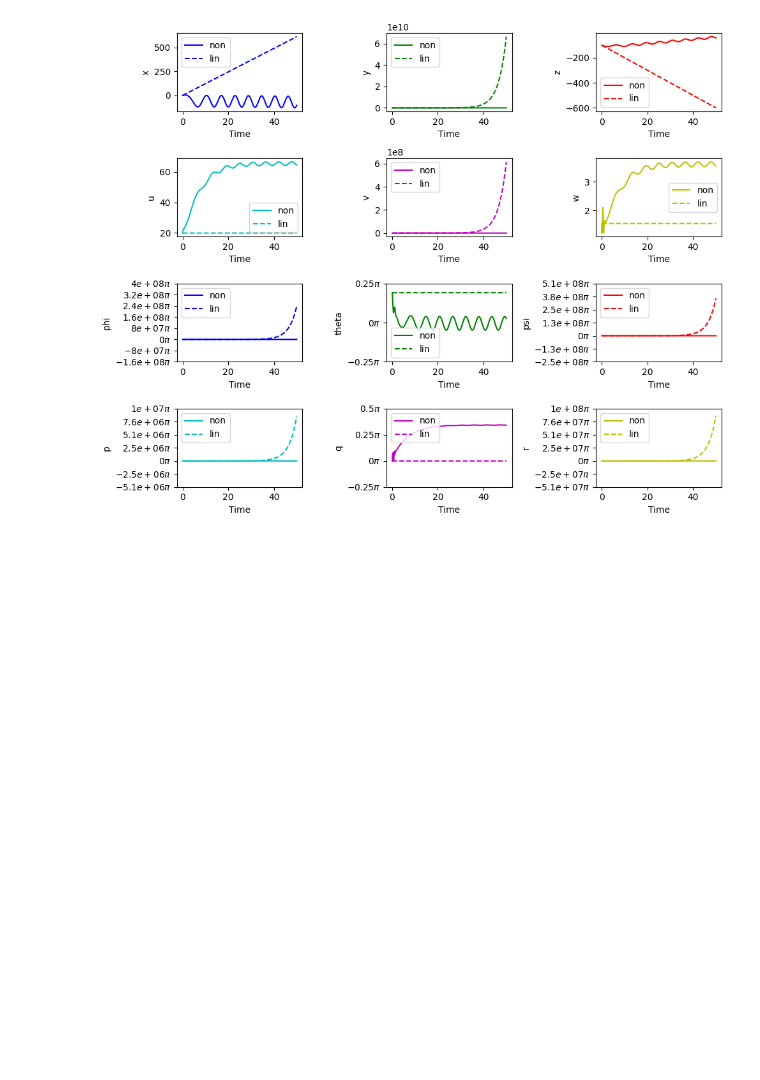
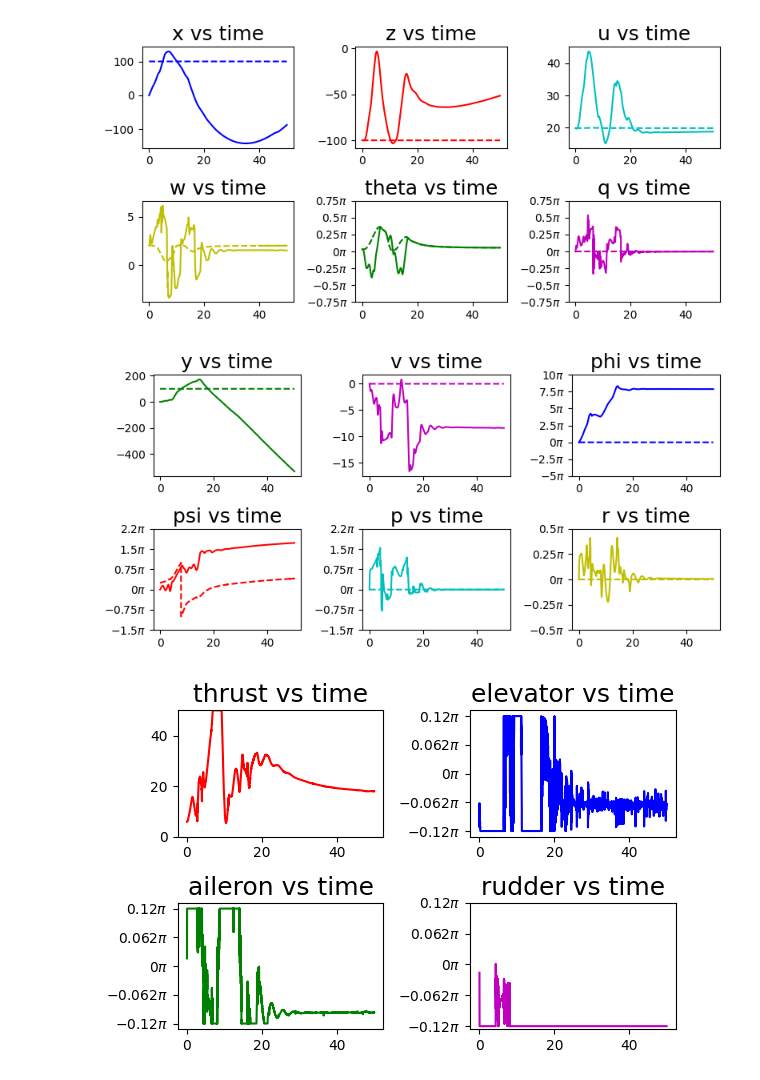
Before and after one commit to joek5555/ROB_599_example_code, a Jupyter notebook: airplane/airplane_3D_LQR.ipynb, the cells around one changed output. Cells and saved outputs as stored; diff of their text form; code cells hidden in the pictures; blank space fills up the shorter version.

```diff
--- a/airplane/airplane_3D_LQR.ipynb
+++ b/airplane/airplane_3D_LQR.ipynb
@@ -762,2 +76,5 @@ sol_closed, state_des, t_list_des = simulate_airplane(state_init.squeeze(), stat
+# %%
+# wrap all angles between -pi and pi
+sol_closed.y[8] = (sol_closed.y[8] + np.pi) % (2 * np.pi) - np.pi
 # %%
 np.save("sol_closed.npy", sol_closed.y)
@@ -1135,6 +80,0 @@ plot_airplane_data(sol_discrete)
-# %%
-from airplane_plot import plot_airplane_compare_data
-
-plot_airplane_compare_data(sol, sol_discrete)
-# %% [output]
-[figure, removed]
@@ -1144,0 +81,11 @@ plot_airplane_compare_data(sol, sol_discrete)
+# %%
+from airplane_plot import plot_airplane_long, plot_airplane_lat, plot_airplane_inputs, plot_wind
+
+plot_airplane_long(sol_closed, state_des_list, t_list)
+plot_airplane_lat(sol_closed, state_des_list, t_list)
+plot_airplane_inputs(inputs_list, t_list)
+plot_wind(x_wind_list, y_wind_list, z_wind_list, np.linspace(0, t_list[-1], len(x_wind_list)))
+# %% [output]
+[figure, added]
+[figure, added]
+[figure, added]
```
Also changed, not shown: parts of 32 cells of this notebook, 6 other files.
